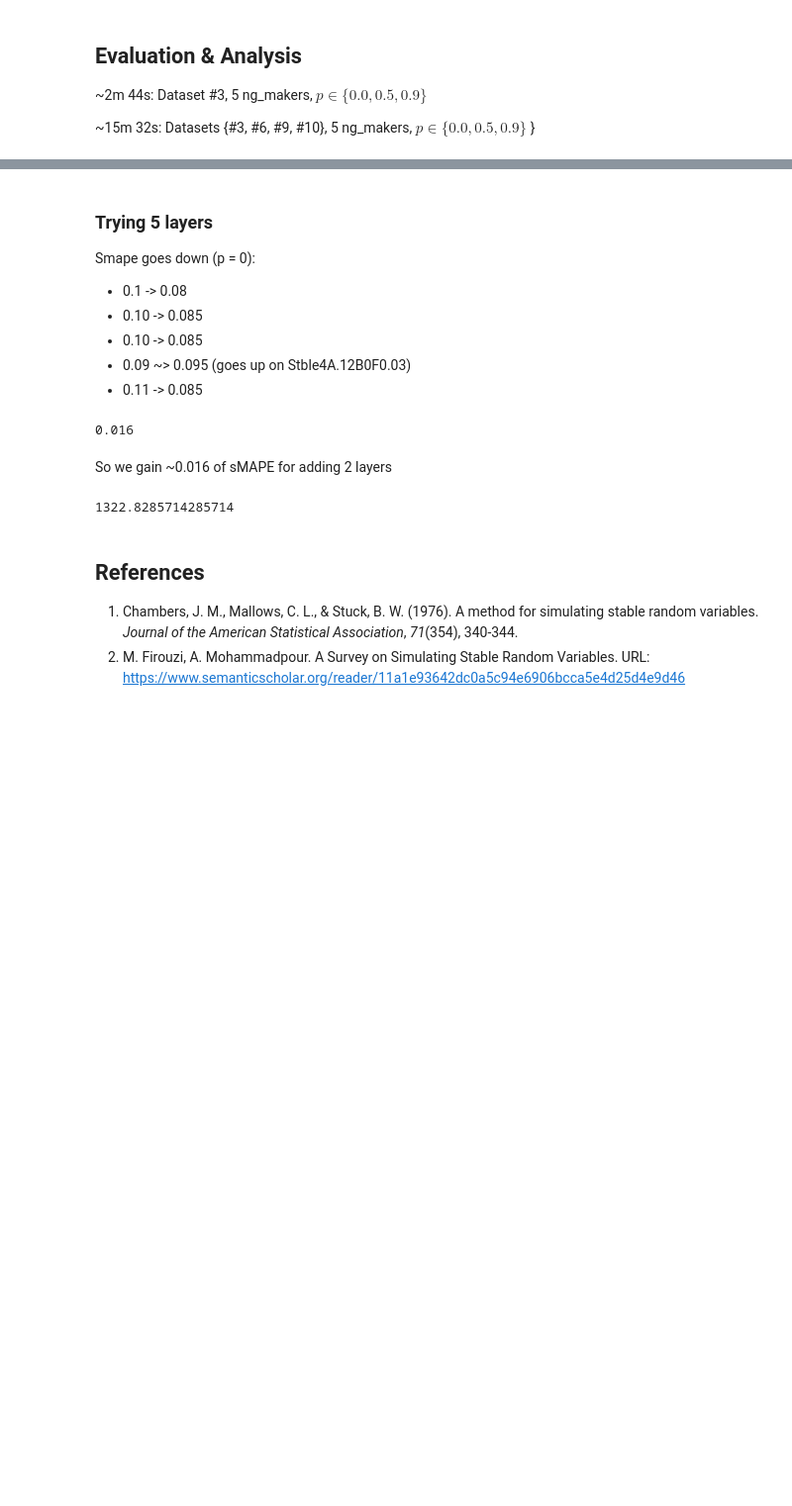
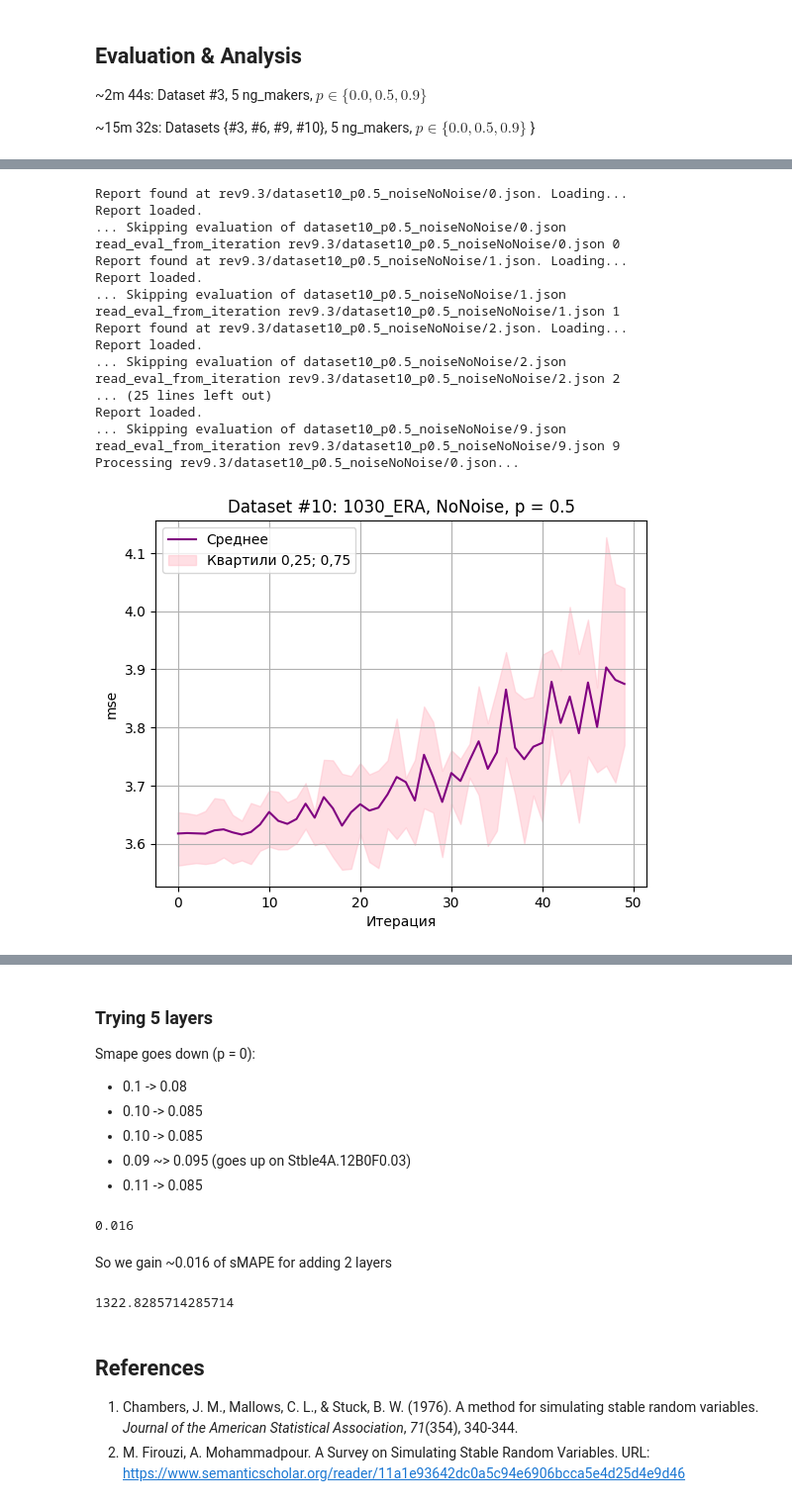
Before and after one commit to LISA-ITMO/CGT4NN, a Jupyter notebook: cgt-nn-rev9.ipynb, the cells around one changed output, grey strips where cells are left out. Shown at 99% size. Saved outputs shown, nothing was run; the diff lists cells and outputs as text; code cells hidden in the pictures; blank space fills up the shorter version.

```diff
--- a/cgt-nn-rev9.ipynb
+++ b/cgt-nn-rev9.ipynb
@@ -174,11 +174,6 @@ def report_path(d: Dataset, p: float, n: NoiseGenerator, N: int):
     return f'{output_dir}/{report_filename(d, p, n, N)}'
 
 def epochs_for_dataset(dataset: Dataset):
-    match dataset.number:
-        case 9:
-            return 20
-        case 10:
-            return 20
     return 10
 
 
@@ -458,0 +434,38 @@ Size: 5x3
+# %%
+## A single evaluation for quick evaluations
+
+dataset = ds.datasets['1030_ERA']
+noise_generator = no_noise_generator
+p = 0.5
+
+ax_drawer = make_ax_drawer(
+    dataset=dataset,
+    title=f'Dataset #{dataset.number}: {dataset.name}, {noise_generator.name}, p = {p}',
+    get_report_path=lambda N: report_path(dataset, p,
+                                          noise_generator, N),
+    get_model_path=lambda N: model_path(dataset, p,
+                                        noise_generator, N),
+    p=p,
+    metric='mse',
+)
+
+ax_drawer(plt)
+# %% [output]
+Report found at rev9.3/dataset10_p0.5_noiseNoNoise/0.json. Loading...
+Report loaded.
+... Skipping evaluation of dataset10_p0.5_noiseNoNoise/0.json
+read_eval_from_iteration rev9.3/dataset10_p0.5_noiseNoNoise/0.json 0
+Report found at rev9.3/dataset10_p0.5_noiseNoNoise/1.json. Loading...
+Report loaded.
+... Skipping evaluation of dataset10_p0.5_noiseNoNoise/1.json
+read_eval_from_iteration rev9.3/dataset10_p0.5_noiseNoNoise/1.json 1
+Report found at rev9.3/dataset10_p0.5_noiseNoNoise/2.json. Loading...
+Report loaded.
+... Skipping evaluation of dataset10_p0.5_noiseNoNoise/2.json
+read_eval_from_iteration rev9.3/dataset10_p0.5_noiseNoNoise/2.json 2
+... (25 lines left out)
+Report loaded.
+... Skipping evaluation of dataset10_p0.5_noiseNoNoise/9.json
+read_eval_from_iteration rev9.3/dataset10_p0.5_noiseNoNoise/9.json 9
+Processing rev9.3/dataset10_p0.5_noiseNoNoise/0.json...
+[figure, added]
```
Also changed, not shown: parts of 4 cells of this notebook, 3 other files.
